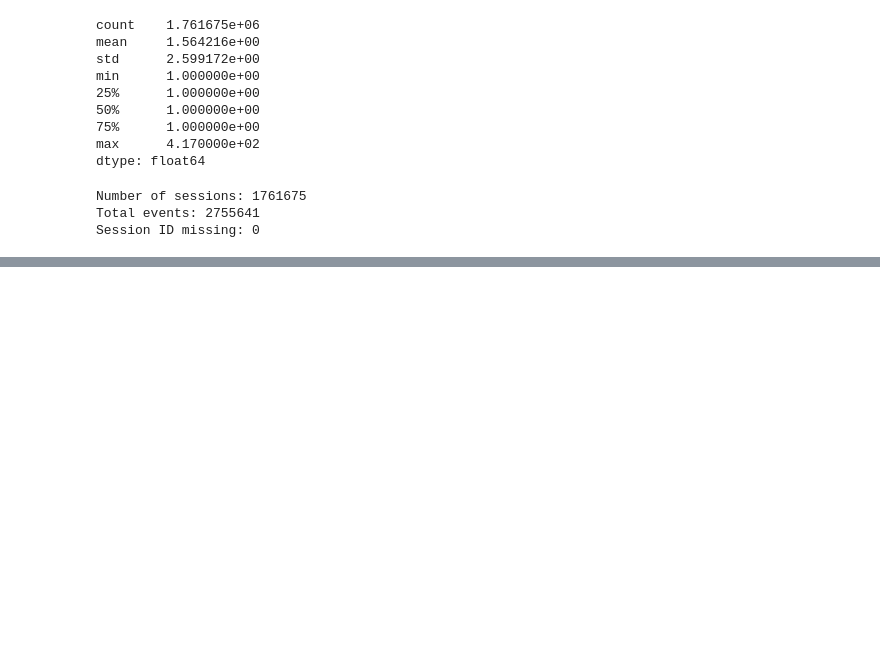
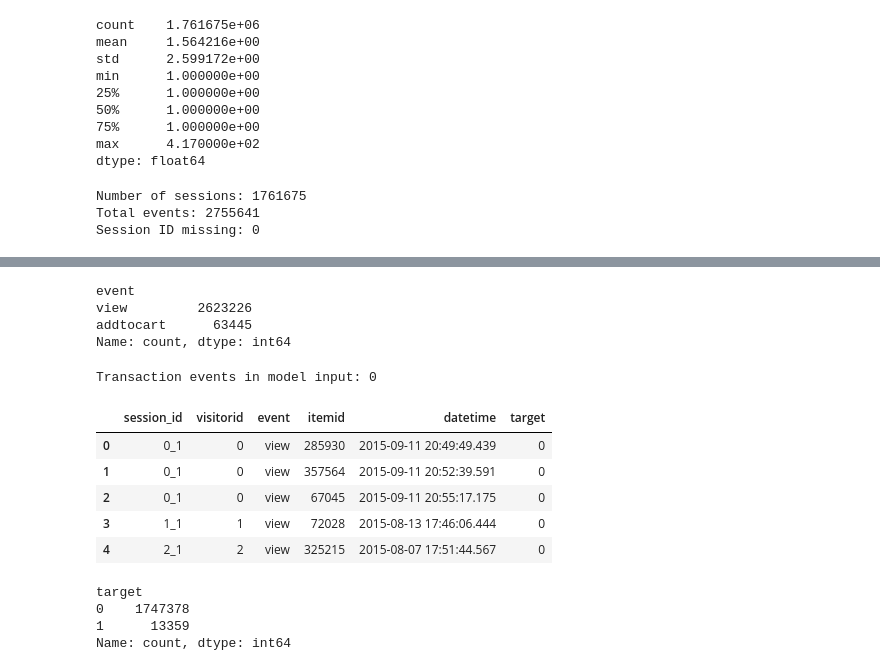
Before and after one commit to keshiniPaul/Ecommerce-purchase-prediction-DeepLearning, a Jupyter notebook: notebooks/Transformer_RetailRocket_Keshini.ipynb, the cells around one changed output, grey strips where cells are left out. Cells and saved outputs as stored; diff of their text form; code cells hidden in the pictures; blank space fills up the shorter version.

```diff
--- a/notebooks/Transformer_RetailRocket_Keshini.ipynb
+++ b/notebooks/Transformer_RetailRocket_Keshini.ipynb
@@ -674,0 +760,77 @@ Session ID missing: 0
+# %%
+transaction_times = (
+    events_clean[
+        events_clean["event"] == "transaction"
+    ]
+    .groupby("session_id")["datetime"]
+    .min()
+    .rename("first_transaction_time")
+)
+
+events_clean = events_clean.merge(
+    transaction_times,
+    on="session_id",
+    how="left"
+)
+# %%
+events_clean["before_first_transaction"] = (
+    events_clean["first_transaction_time"].isna()
+    |
+    (events_clean["datetime"] < events_clean["first_transaction_time"])
+)
+# %%
+model_events = events_clean[
+    events_clean["before_first_transaction"]
+    &
+    events_clean["event"].isin(["view", "addtocart"])
+].copy()
+# %%
+print(model_events["event"].value_counts())
+# %% [output]
+event
+view         2623226
+addtocart      63445
+Name: count, dtype: int64
+# %%
+print(
+    "Transaction events in model input:",
+    (model_events["event"] == "transaction").sum()
+)
+# %% [output]
+Transaction events in model input: 0
+# %%
+session_model_data = (
+    model_events[
+        [
+            "session_id",
+            "visitorid",
+            "event",
+            "itemid",
+            "datetime",
+            "target"
+        ]
+    ]
+    .copy()
+)
+
+session_model_data.head()
+# %% [output]
+|  | session_id | visitorid | event | itemid | datetime | target |
+| 0 | 0_1 | 0 | view | 285930 | 2015-09-11 20:49:49.439 | 0 |
+| 1 | 0_1 | 0 | view | 357564 | 2015-09-11 20:52:39.591 | 0 |
+| 2 | 0_1 | 0 | view | 67045 | 2015-09-11 20:55:17.175 | 0 |
+| 3 | 1_1 | 1 | view | 72028 | 2015-08-13 17:46:06.444 | 0 |
+| 4 | 2_1 | 2 | view | 325215 | 2015-08-07 17:51:44.567 | 0 |
+# %%
+model_session_labels = (
+    session_model_data
+    .groupby("session_id")["target"]
+    .first()
+)
+
+print(model_session_labels.value_counts())
+# %% [output]
+target
+0    1747378
+1      13359
+Name: count, dtype: int64
```
Also changed, not shown: parts of 12 cells of this notebook.
